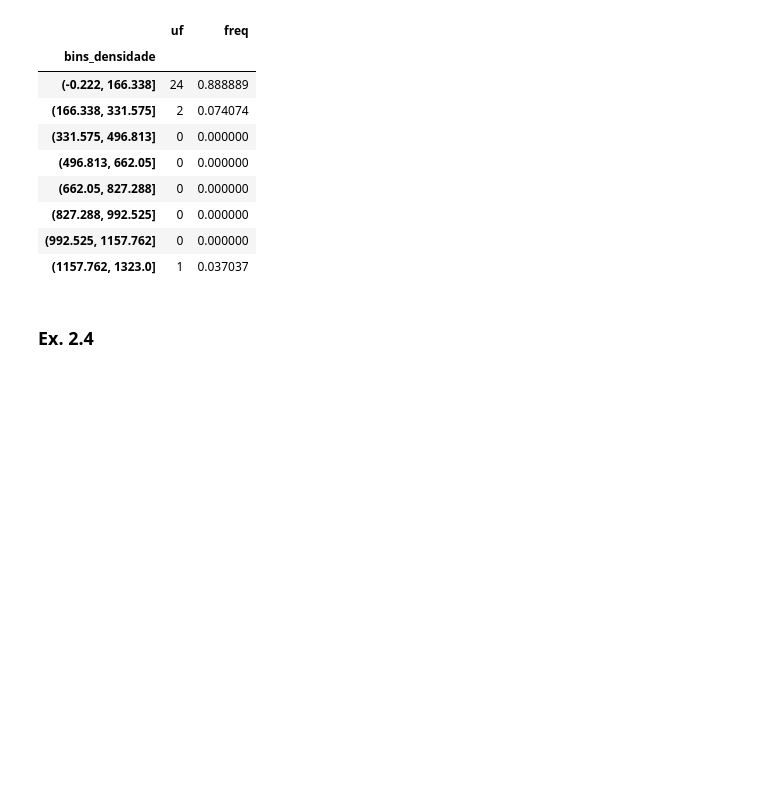
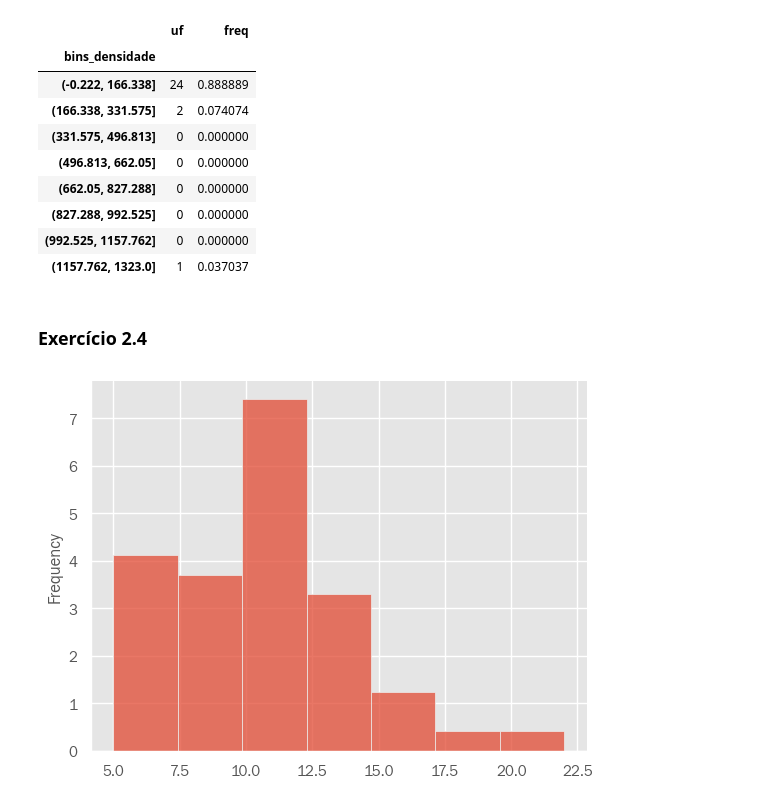
Before and after one commit to baldoinov/text-books, a Jupyter notebook: estatistica-basica/02-resumo-de-dados.ipynb, the cells around one changed output. Saved outputs shown, nothing was run; the diff lists cells and outputs as text; code cells hidden in the pictures; blank space fills up the shorter version.

```diff
--- a/estatistica-basica/02-resumo-de-dados.ipynb
+++ b/estatistica-basica/02-resumo-de-dados.ipynb
@@ -31,4 +43,12 @@
 # %% [markdown]
 ## Exemplos
 ***
+# %%
+import pandas as pd
+import seaborn as sns
+import matplotlib.pyplot as plt
+import numpy as np
+
+# import seabornstyle
+plt.style.use('ggplot')
 # %%
@@ -192,4 +209,18 @@ freq_densidade
 | (992.525, 1157.762] | 0 | 0.000000 |
 | (1157.762, 1323.0] | 1 | 0.037037 |
 # %% [markdown]
-### Ex. 2.4
+### Exercício 2.4
+# %%
+dias = [i for i in range(1, 51)]
+erros = [
+    8, 11, 8, 12, 14, 13, 11, 14, 14, 15,
+    6, 10, 14, 19, 6, 12, 7, 5, 8, 8,
+    10, 16, 10, 12, 12, 8, 11, 6, 7, 12,
+    7, 10, 14, 5, 12, 7, 9, 12, 11, 9,
+    14, 8, 14, 8, 12, 10, 12, 22, 7, 15,
+]
+# %%
+sns.histplot(erros, stat='frequency')
+plt.show()
+# %% [output]
+[figure, added]
```
Also changed, not shown: parts of 34 cells of this notebook, 4 other files.
